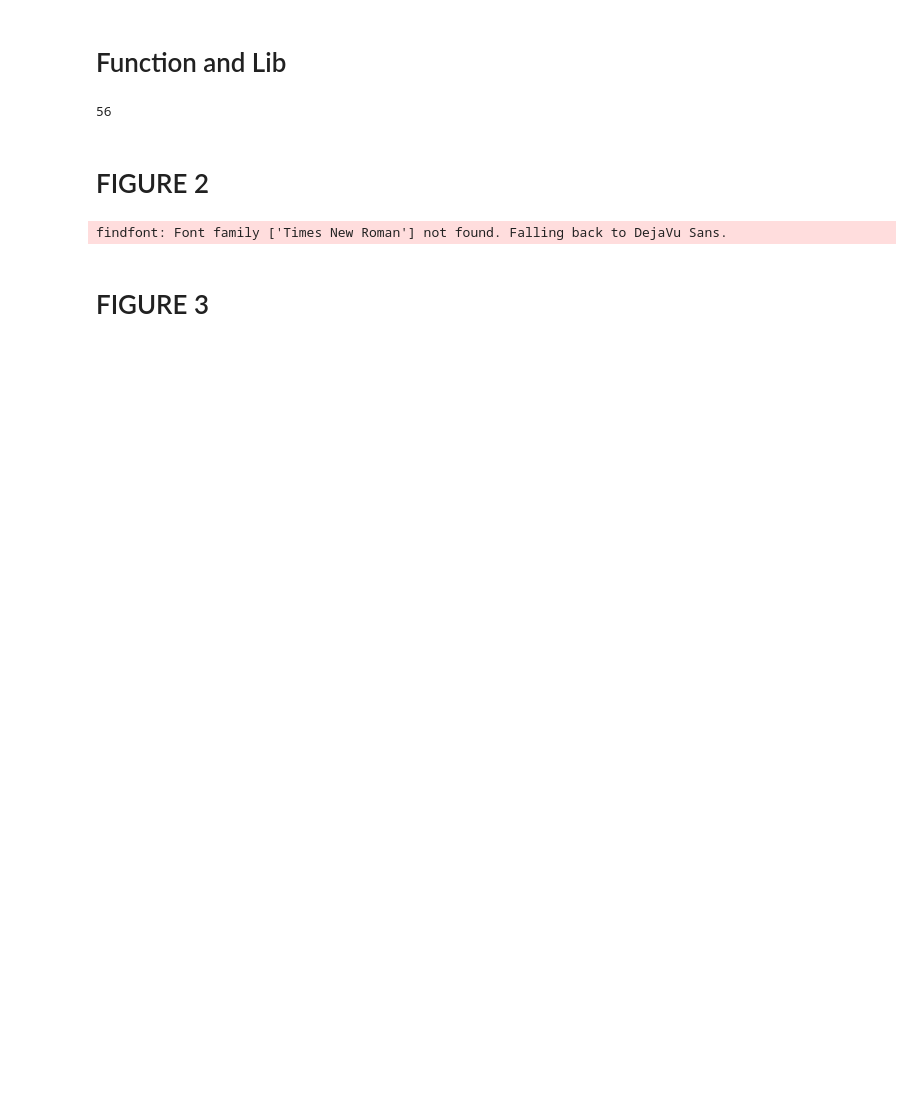
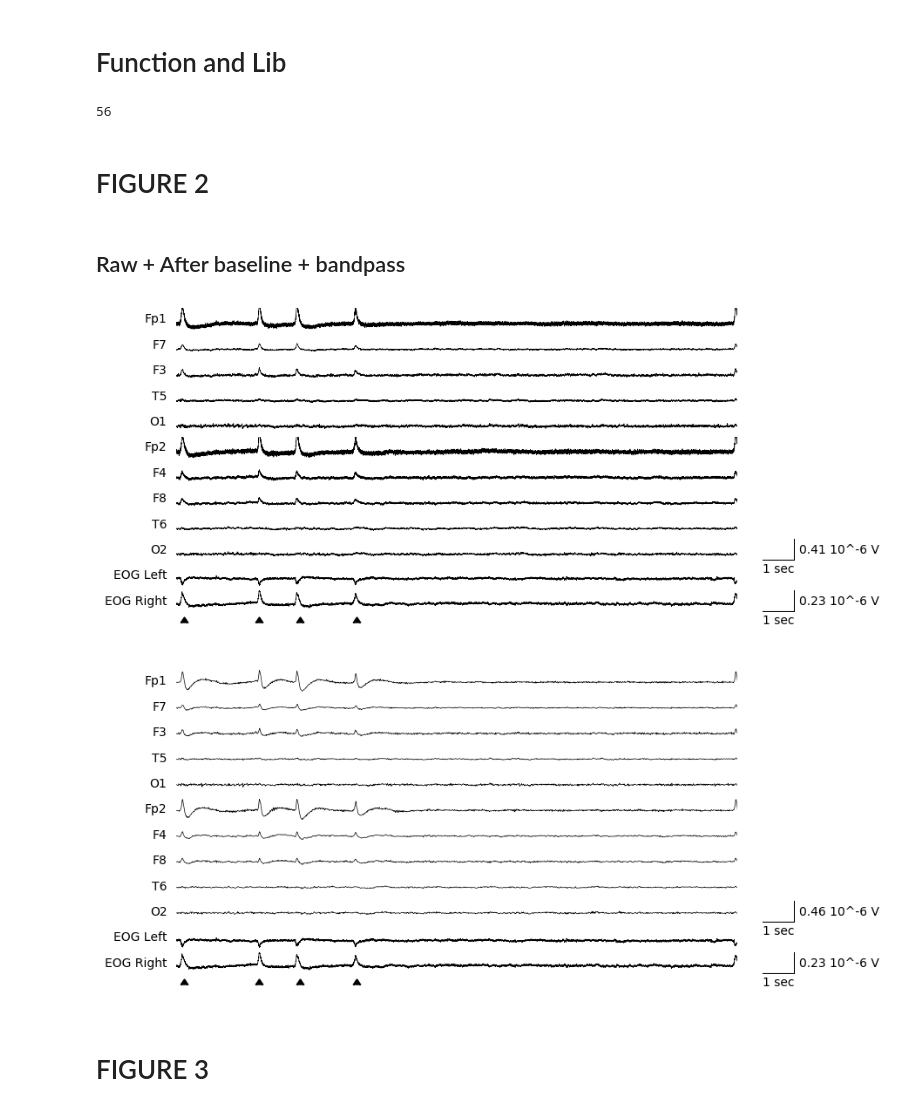
Before and after one commit to Young1906/ica_paper, a Jupyter notebook: figures_v2.ipynb, the cells around one changed output. Cells and saved outputs as stored; diff of their text form; code cells hidden in the pictures; blank space fills up the shorter version.

Commit message:
Update figures

```diff
--- a/figures_v2.ipynb
+++ b/figures_v2.ipynb
@@ -97,6 +115,8 @@ def ica_pipe(sample_raw_bandpass):
     return ica, sample_raw_train, sample_raw_corrected
 # %% [markdown]
 # FIGURE 2
+# %% [markdown]
+## Raw + After baseline + bandpass
 # %%
 plt.rcParams["figure.figsize"] = [10,5]
 PATH = "figures/figure2"
@@ -104,40 +124,57 @@ i = 0
 for task in eeg.tasks:
     for c in chunks(task, 15):
         i+=1
-        # if i > 1:
-        #    break
+
+        if i!=7:
+            continue
+
+        if i>7:
+            break
 
         sample_raw, sample_raw_baseline, sample_raw_bandpass, sample_raw_eog = baseline_bandpass(c)
         # ica, sample_raw_train, sample_raw_corrected = ica_pipe(sample_raw_bandpass)
 
 
         # Raw
         plot_sig_(
             sig= sample_raw.get_data() * 1e3,
             eog= sample_raw_eog.get_data() * 1e3,
             ch_names = sample_raw.ch_names,
             eog_ch_names = sample_raw_eog.ch_names,
             fs=500,
             unit="10^-6 V",
             eog_unit = "10^-6 V",
             dpi=100,
-            fname=f"{PATH}/fig2_raw_{i}"
+            markers=[
+                {"t":0.2,"c":"black"},
+                {"t":2.2,"c":"black"},
+                {"t":3.3,"c":"black"},
+                {"t":4.8,"c":"black"},
+            ]
+            # fname=f"{PATH}/fig2_raw_{i}"
         );
 
 
         # Baseline + Bandpass
         plot_sig_(
             sig= sample_raw_bandpass.get_data() * 1e3,
             eog= sample_raw_eog.get_data() * 1e3,
             ch_names = sample_raw.ch_names,
             eog_ch_names = sample_raw_eog.ch_names,
             fs=500,
             unit="10^-6 V",
             eog_unit = "10^-6 V",
             dpi=100,
-            fname=f"{PATH}/fig2_bandpass_{i}"
+            markers=[
+                {"t":0.2,"c":"black"},
+                {"t":2.2,"c":"black"},
+                {"t":3.3,"c":"black"},
+                {"t":4.8,"c":"black"},
+            ]
+            # fname=f"{PATH}/fig2_bandpass_{i}"
         );
 # %% [output]
-findfont: Font family ['Times New Roman'] not found. Falling back to DejaVu Sans.
+[figure, added]
+[figure, added]
 # %% [markdown]
 # FIGURE 3
```
Also changed, not shown: parts of 9 cells of this notebook, 7 other files.
